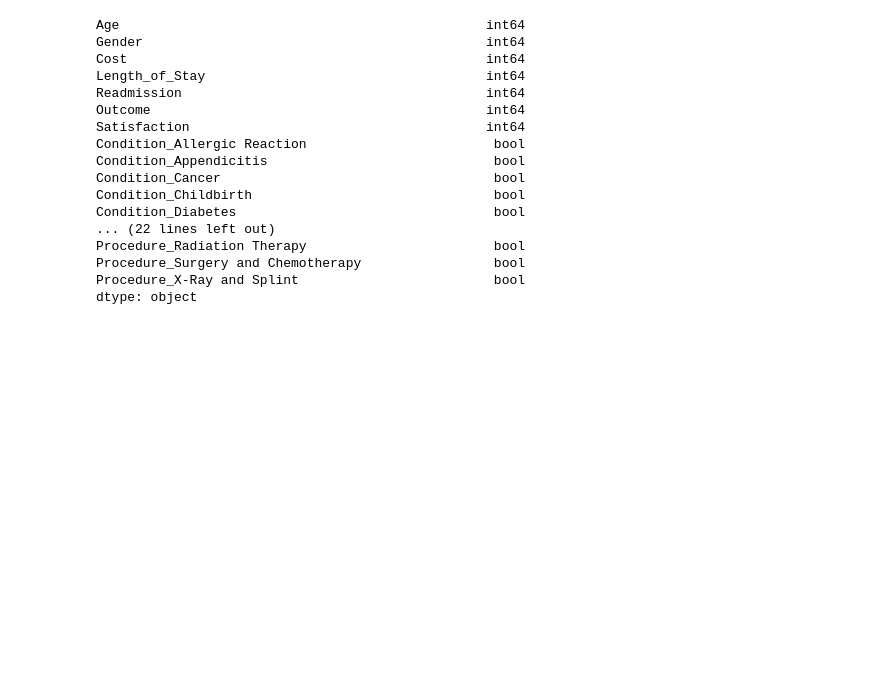
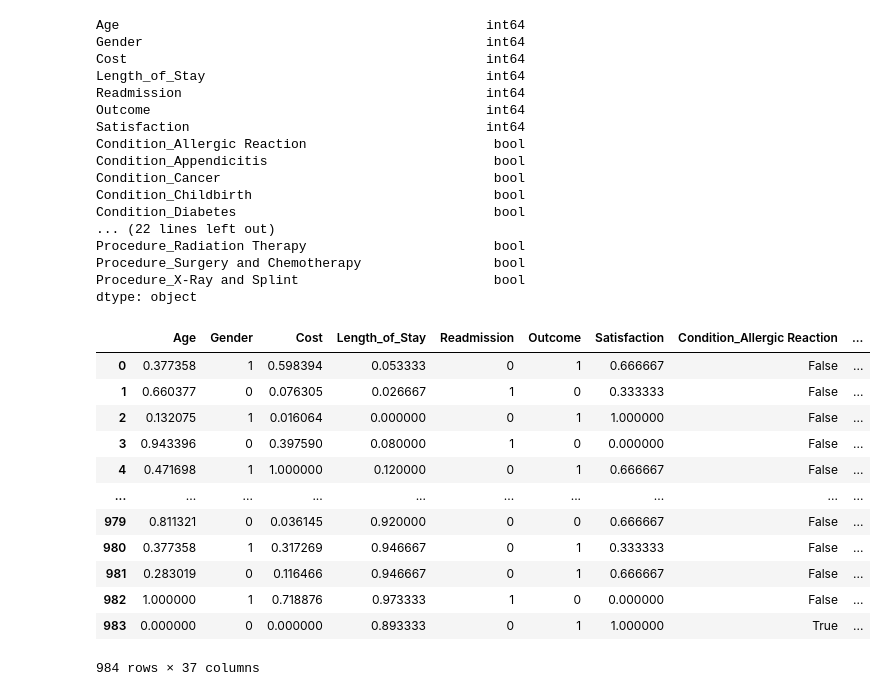
Before and after one commit to Sanket1281/AI-IN-HEALTHCARE, a Jupyter notebook: Case_Study - 1 [ Predicting Disease Outcomes from Patient Data ]/Code/Code.ipynb, the cells around one changed output. Saved outputs shown, nothing was run; the diff lists cells and outputs as text; code cells hidden in the pictures; blank space fills up the shorter version.

Commit message:
Performed ONE-HOT encoding and applied MinMaxScaler

```diff
--- a/Case_Study - 1 [ Predicting Disease Outcomes from Patient Data ]/Code/Code.ipynb
+++ b/Case_Study - 1 [ Predicting Disease Outcomes from Patient Data ]/Code/Code.ipynb
@@ -286,3 +286,26 @@ Procedure_Radiation Therapy                        bool
 Procedure_Surgery and Chemotherapy                 bool
 Procedure_X-Ray and Splint                         bool
 dtype: object
+# %%
+cols_to_scale = ['Age','Cost','Length_of_Stay','Satisfaction']
+
+from sklearn.preprocessing import MinMaxScaler
+scaler = MinMaxScaler()
+
+df2[cols_to_scale] = scaler.fit_transform(df2[cols_to_scale])
+# %%
+df2
+# %% [output]
+|  | Age | Gender | Cost | Length_of_Stay | Readmission | Outcome | Satisfaction | Condition_Allergic Reaction | ... |
+| 0 | 0.377358 | 1 | 0.598394 | 0.053333 | 0 | 1 | 0.666667 | False | ... |
+| 1 | 0.660377 | 0 | 0.076305 | 0.026667 | 1 | 0 | 0.333333 | False | ... |
+| 2 | 0.132075 | 1 | 0.016064 | 0.000000 | 0 | 1 | 1.000000 | False | ... |
+| 3 | 0.943396 | 0 | 0.397590 | 0.080000 | 1 | 0 | 0.000000 | False | ... |
+| 4 | 0.471698 | 1 | 1.000000 | 0.120000 | 0 | 1 | 0.666667 | False | ... |
+| ... | ... | ... | ... | ... | ... | ... | ... | ... | ... |
+| 979 | 0.811321 | 0 | 0.036145 | 0.920000 | 0 | 0 | 0.666667 | False | ... |
+| 980 | 0.377358 | 1 | 0.317269 | 0.946667 | 0 | 1 | 0.333333 | False | ... |
+| 981 | 0.283019 | 0 | 0.116466 | 0.946667 | 0 | 1 | 0.666667 | False | ... |
+| 982 | 1.000000 | 1 | 0.718876 | 0.973333 | 1 | 0 | 0.000000 | False | ... |
+| 983 | 0.000000 | 0 | 0.000000 | 0.893333 | 0 | 1 | 1.000000 | True | ... |
+984 rows × 37 columns
```
